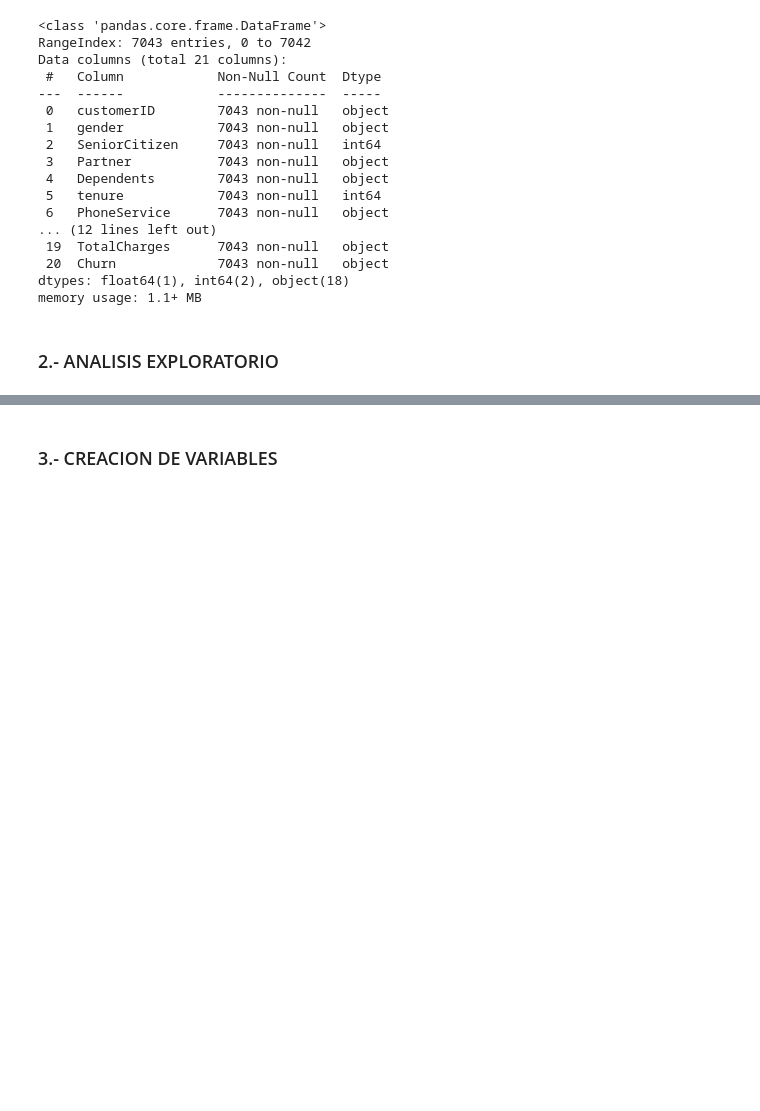
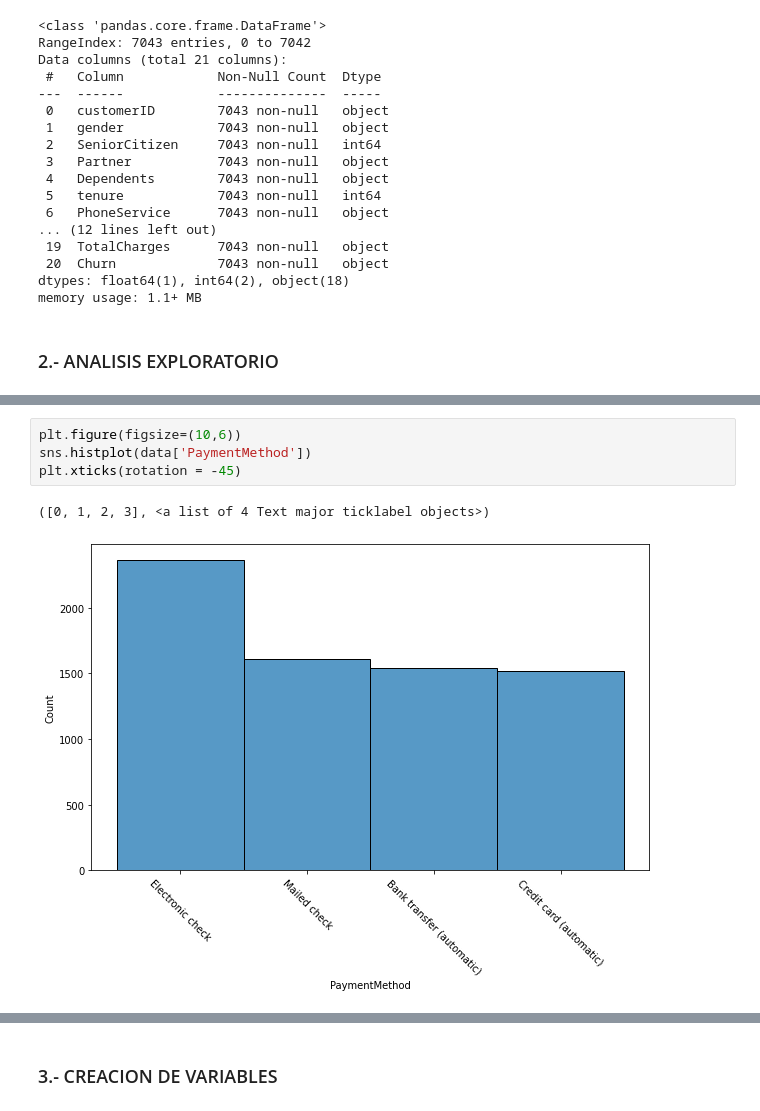
Before and after one commit to DsRaul/Churn_Telecom, a Jupyter notebook: telco_customer_churn.ipynb, the cells around one changed output, grey strips where cells are left out. Saved outputs shown, nothing was run; the diff lists cells and outputs as text; blank space fills up the shorter version.

```diff
--- a/telco_customer_churn.ipynb
+++ b/telco_customer_churn.ipynb
@@ -52,0 +83,7 @@ memory usage: 1.1+ MB
+# %%
+plt.figure(figsize=(10,6))
+sns.histplot(data['PaymentMethod'])
+plt.xticks(rotation = -45)
+# %% [output]
+([0, 1, 2, 3], <a list of 4 Text major ticklabel objects>)
+[figure, added]
```
Also changed, not shown: parts of 14 cells of this notebook.
